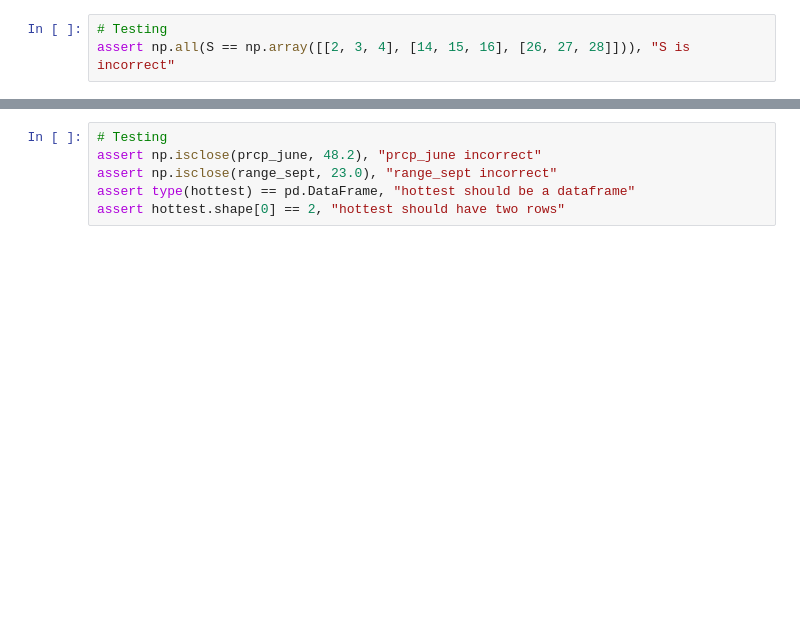
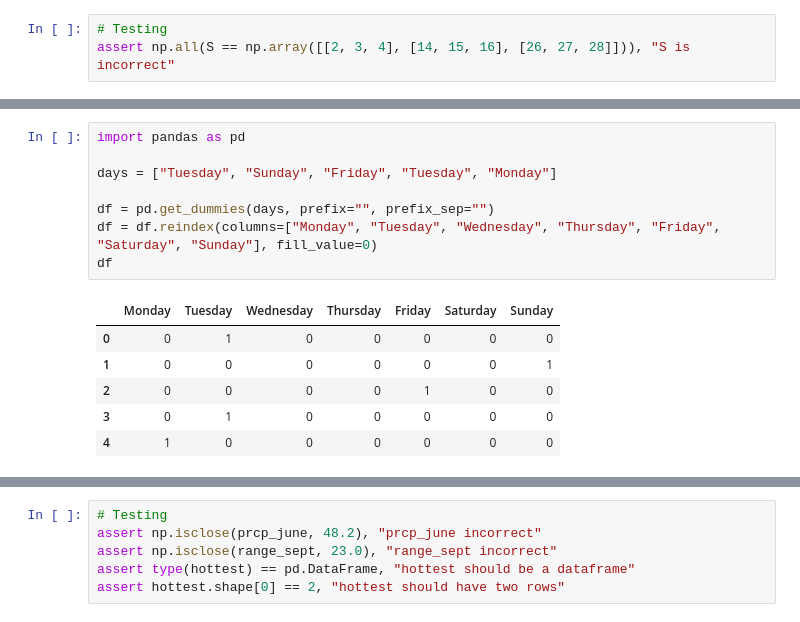
Before and after one commit to Patrick-Gransbury/MAML, a Jupyter notebook: Exercises/ch2-exercises.ipynb, the cells around one changed output, grey strips where cells are left out. Saved outputs shown, nothing was run; the diff lists cells and outputs as text; blank space fills up the shorter version.

```diff
--- a/Exercises/ch2-exercises.ipynb
+++ b/Exercises/ch2-exercises.ipynb
@@ -97 +141,16 @@ assert np.isclose(t1, np.array([ 3. ,  2.66666667, -0.33333333, -2.33333333])).a
+# %%
+import pandas as pd
+
+days = ["Tuesday", "Sunday", "Friday", "Tuesday", "Monday"]
+
+df = pd.get_dummies(days, prefix="", prefix_sep="")
+df = df.reindex(columns=["Monday", "Tuesday", "Wednesday", "Thursday", "Friday", "Saturday", "Sunday"], fill_value=0)
+df
+# %% [output]
+|  | Monday | Tuesday | Wednesday | Thursday | Friday | Saturday | Sunday |
+| 0 | 0 | 1 | 0 | 0 | 0 | 0 | 0 |
+| 1 | 0 | 0 | 0 | 0 | 0 | 0 | 1 |
+| 2 | 0 | 0 | 0 | 0 | 1 | 0 | 0 |
+| 3 | 0 | 1 | 0 | 0 | 0 | 0 | 0 |
+| 4 | 1 | 0 | 0 | 0 | 0 | 0 | 0 |
 # %% [markdown]
```
Also changed, not shown: parts of 27 cells of this notebook, 46 other files.
